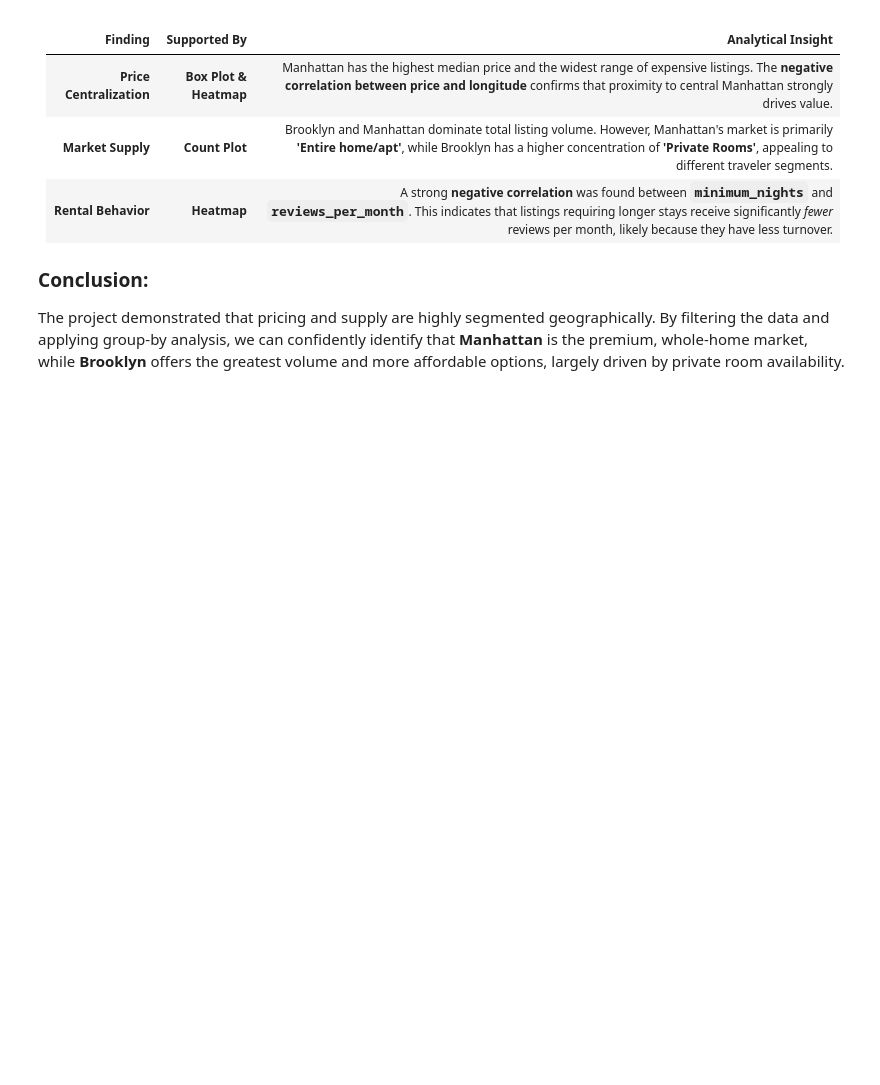
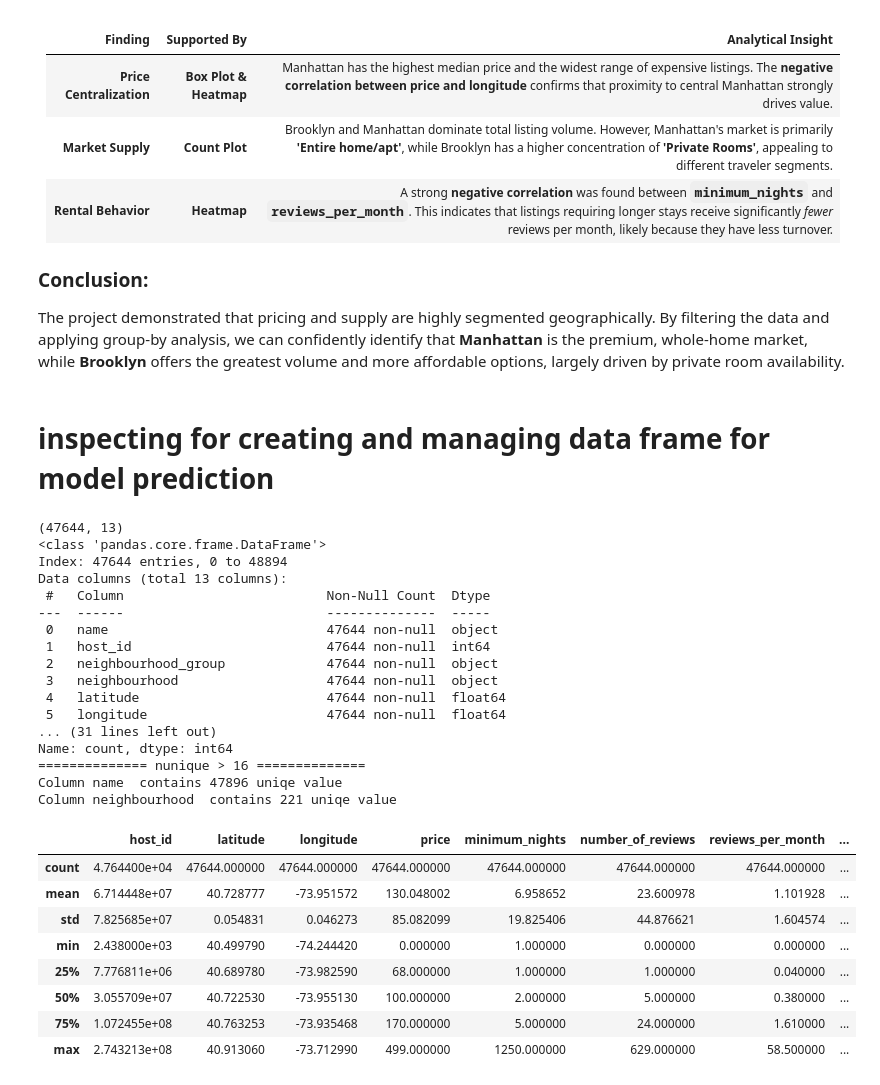
Before and after one commit to shank187/nyc-airbnb-analysis, a Jupyter notebook: nyc_airbnb_analysis.ipynb, the cells around one changed output. Cells and saved outputs as stored; diff of their text form; code cells hidden in the pictures; blank space fills up the shorter version.

Commit message:
predicitng house prices

```diff
--- a/nyc_airbnb_analysis.ipynb
+++ b/nyc_airbnb_analysis.ipynb
@@ -202,3 +202,38 @@ This Exploratory Data Analysis (EDA) successfully confirmed several key patterns
 ### Conclusion:
 
 The project demonstrated that pricing and supply are highly segmented geographically. By filtering the data and applying group-by analysis, we can confidently identify that **Manhattan** is the premium, whole-home market, while **Brooklyn** offers the greatest volume and more affordable options, largely driven by private room availability.
+# %% [markdown]
+# inspecting for creating and managing data frame for model prediction
+# %%
+from inspecting_tools import quick_inspect, check_unique_values
+
+quick_inspect(rooms_filtered_df)
+check_unique_values(rooms_df)
+rooms_filtered_df.describe()
+# %% [output]
+(47644, 13)
+<class 'pandas.core.frame.DataFrame'>
+Index: 47644 entries, 0 to 48894
+Data columns (total 13 columns):
+ #   Column                          Non-Null Count  Dtype
+---  ------                          --------------  -----
+ 0   name                            47644 non-null  object
+ 1   host_id                         47644 non-null  int64
+ 2   neighbourhood_group             47644 non-null  object
+ 3   neighbourhood                   47644 non-null  object
+ 4   latitude                        47644 non-null  float64
+ 5   longitude                       47644 non-null  float64
+... (31 lines left out)
+Name: count, dtype: int64
+============== nunique > 16 ==============
+Column name  contains 47896 uniqe value
+Column neighbourhood  contains 221 uniqe value
+|  | host_id | latitude | longitude | price | minimum_nights | number_of_reviews | reviews_per_month | ... |
+| count | 4.764400e+04 | 47644.000000 | 47644.000000 | 47644.000000 | 47644.000000 | 47644.000000 | 47644.000000 | ... |
+| mean | 6.714448e+07 | 40.728777 | -73.951572 | 130.048002 | 6.958652 | 23.600978 | 1.101928 | ... |
+| std | 7.825685e+07 | 0.054831 | 0.046273 | 85.082099 | 19.825406 | 44.876621 | 1.604574 | ... |
+| min | 2.438000e+03 | 40.499790 | -74.244420 | 0.000000 | 1.000000 | 0.000000 | 0.000000 | ... |
+| 25% | 7.776811e+06 | 40.689780 | -73.982590 | 68.000000 | 1.000000 | 1.000000 | 0.040000 | ... |
+| 50% | 3.055709e+07 | 40.722530 | -73.955130 | 100.000000 | 2.000000 | 5.000000 | 0.380000 | ... |
+| 75% | 1.072455e+08 | 40.763253 | -73.935468 | 170.000000 | 5.000000 | 24.000000 | 1.610000 | ... |
+| max | 2.743213e+08 | 40.913060 | -73.712990 | 499.000000 | 1250.000000 | 629.000000 | 58.500000 | ... |
```
Also changed, not shown: parts of 2 cells of this notebook, 1 other file.
